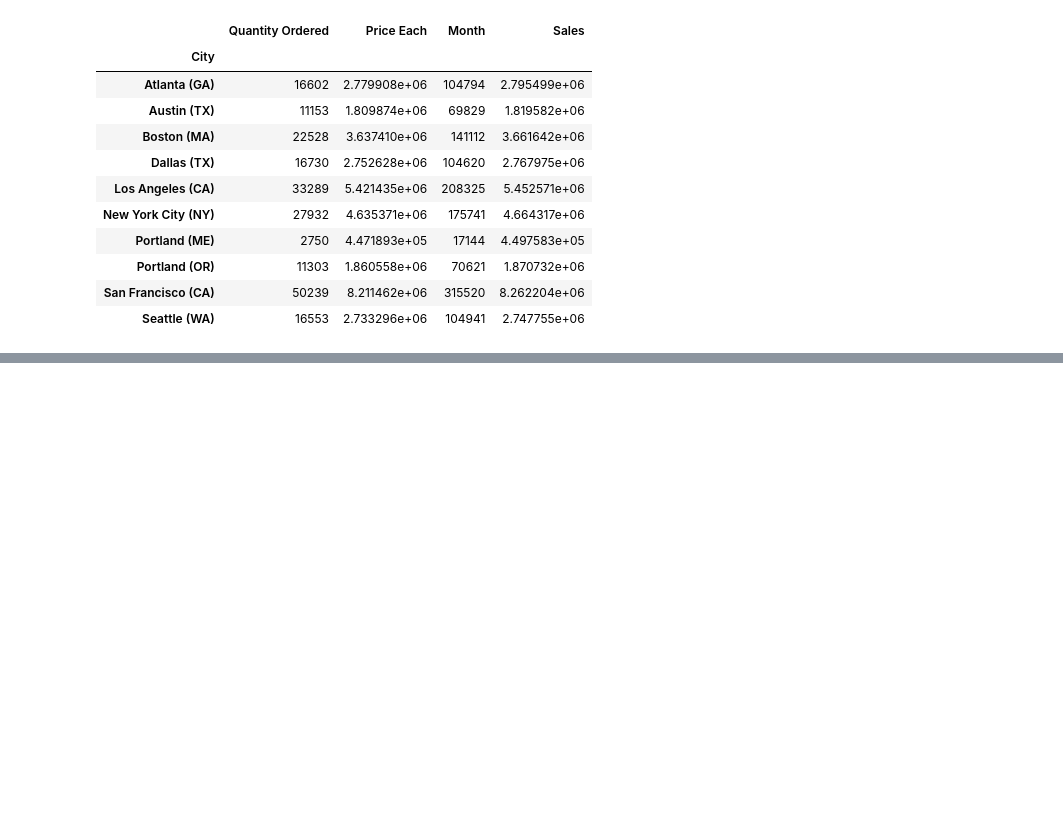
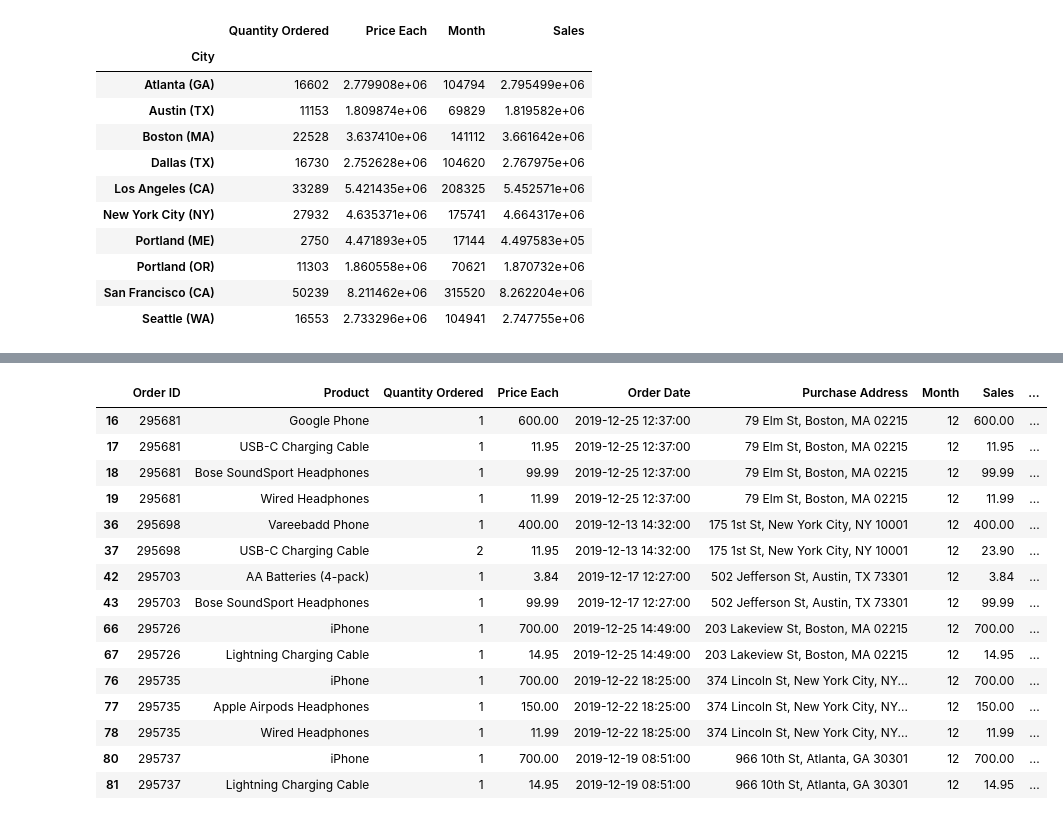
Before and after one commit to lupeluna/DS_Pandas_practice, a Jupyter notebook: Pandas_Practice.ipynb, the cells around one changed output, grey strips where cells are left out. Drawn from its saved outputs; the diff is of its cells as text; code cells hidden in the pictures; blank space fills up the shorter version.

```diff
--- a/Pandas_Practice.ipynb
+++ b/Pandas_Practice.ipynb
@@ -217,0 +275,20 @@ plt.show()
+# %%
+df = all_data[all_data['Order ID'].duplicated(keep=False)]
+df.head(15)
+# %% [output]
+|  | Order ID | Product | Quantity Ordered | Price Each | Order Date | Purchase Address | Month | Sales | ... |
+| 16 | 295681 | Google Phone | 1 | 600.00 | 2019-12-25 12:37:00 | 79 Elm St, Boston, MA 02215 | 12 | 600.00 | ... |
+| 17 | 295681 | USB-C Charging Cable | 1 | 11.95 | 2019-12-25 12:37:00 | 79 Elm St, Boston, MA 02215 | 12 | 11.95 | ... |
+| 18 | 295681 | Bose SoundSport Headphones | 1 | 99.99 | 2019-12-25 12:37:00 | 79 Elm St, Boston, MA 02215 | 12 | 99.99 | ... |
+| 19 | 295681 | Wired Headphones | 1 | 11.99 | 2019-12-25 12:37:00 | 79 Elm St, Boston, MA 02215 | 12 | 11.99 | ... |
+| 36 | 295698 | Vareebadd Phone | 1 | 400.00 | 2019-12-13 14:32:00 | 175 1st St, New York City, NY 10001 | 12 | 400.00 | ... |
+| 37 | 295698 | USB-C Charging Cable | 2 | 11.95 | 2019-12-13 14:32:00 | 175 1st St, New York City, NY 10001 | 12 | 23.90 | ... |
+| 42 | 295703 | AA Batteries (4-pack) | 1 | 3.84 | 2019-12-17 12:27:00 | 502 Jefferson St, Austin, TX 73301 | 12 | 3.84 | ... |
+| 43 | 295703 | Bose SoundSport Headphones | 1 | 99.99 | 2019-12-17 12:27:00 | 502 Jefferson St, Austin, TX 73301 | 12 | 99.99 | ... |
+| 66 | 295726 | iPhone | 1 | 700.00 | 2019-12-25 14:49:00 | 203 Lakeview St, Boston, MA 02215 | 12 | 700.00 | ... |
+| 67 | 295726 | Lightning Charging Cable | 1 | 14.95 | 2019-12-25 14:49:00 | 203 Lakeview St, Boston, MA 02215 | 12 | 14.95 | ... |
+| 76 | 295735 | iPhone | 1 | 700.00 | 2019-12-22 18:25:00 | 374 Lincoln St, New York City, NY... | 12 | 700.00 | ... |
+| 77 | 295735 | Apple Airpods Headphones | 1 | 150.00 | 2019-12-22 18:25:00 | 374 Lincoln St, New York City, NY... | 12 | 150.00 | ... |
+| 78 | 295735 | Wired Headphones | 1 | 11.99 | 2019-12-22 18:25:00 | 374 Lincoln St, New York City, NY... | 12 | 11.99 | ... |
+| 80 | 295737 | iPhone | 1 | 700.00 | 2019-12-19 08:51:00 | 966 10th St, Atlanta, GA 30301 | 12 | 700.00 | ... |
+| 81 | 295737 | Lightning Charging Cable | 1 | 14.95 | 2019-12-19 08:51:00 | 966 10th St, Atlanta, GA 30301 | 12 | 14.95 | ... |
```
Also changed, not shown: parts of 15 cells of this notebook.
